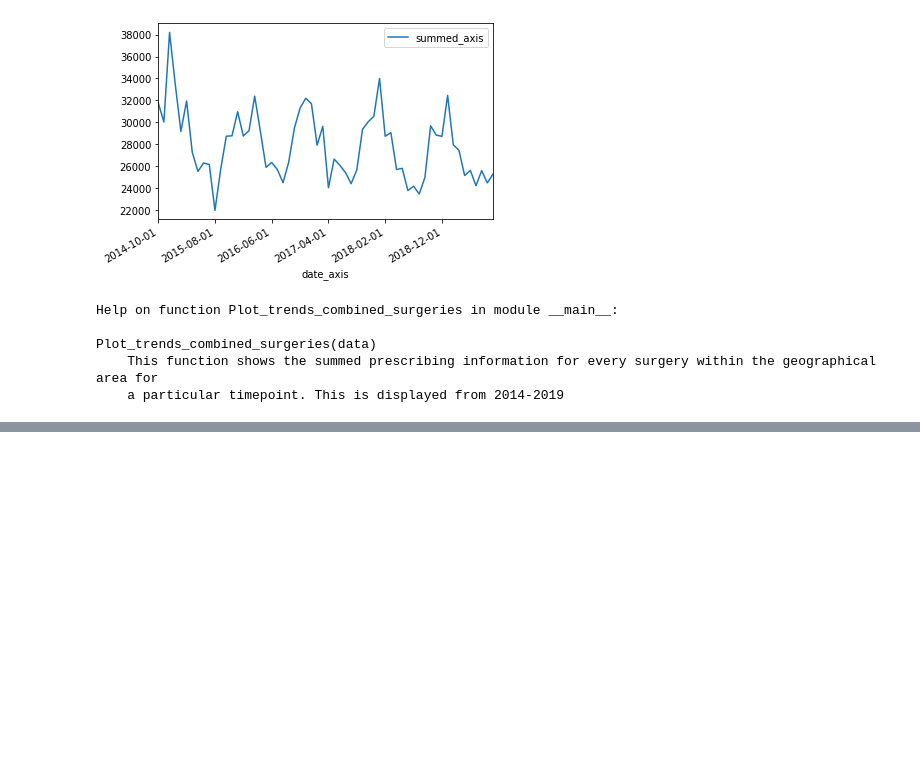
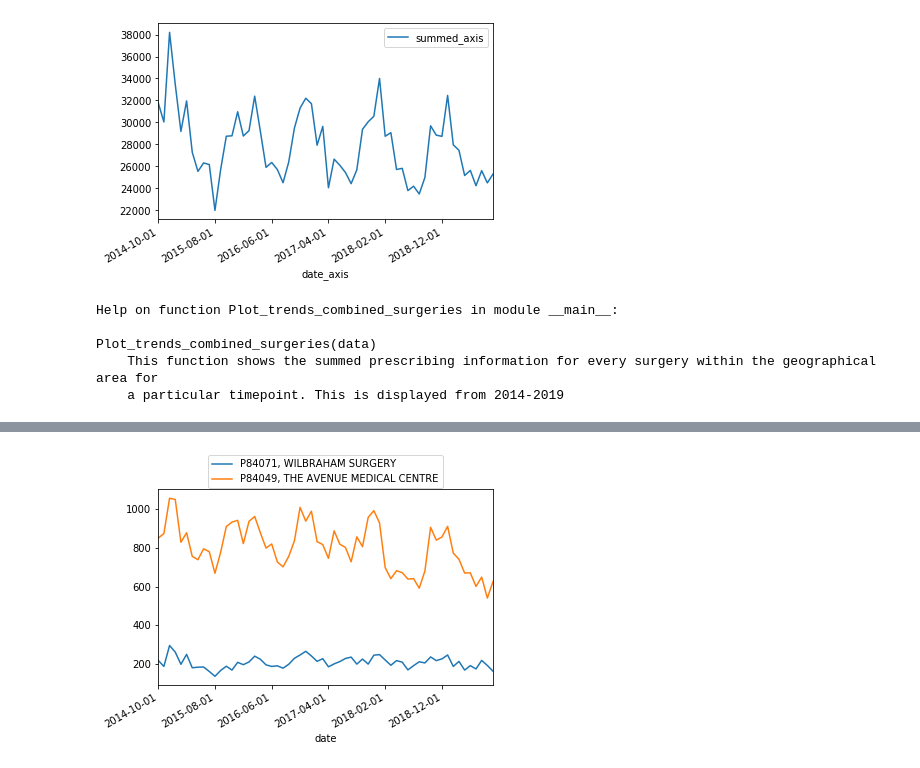
Before and after one commit to ecarnold24/Antibiotics, a Jupyter notebook: OpenPrescribingToolkit_Output-examples.ipynb, the cells around one changed output, grey strips where cells are left out. Cells and saved outputs as stored; diff of their text form; code cells hidden in the pictures; blank space fills up the shorter version.

```diff
--- a/OpenPrescribingToolkit_Output-examples.ipynb
+++ b/OpenPrescribingToolkit_Output-examples.ipynb
@@ -195,0 +247,36 @@ Plot_trends_combined_surgeries(data)
+# %%
+def Plot_trends_two_surgeries_by_IDs(data, name1, name2):
+    """This function allows a user to pick any two surgeries and plot the prescribing information
+on the same axis for both surgeries. This can be used to directly compare the prescribing
+information for both surgeries.
+
+So far, this function only works with organisation IDs and not organisation names."""
+    if data['org_id'].str.endswith(name1).any() & data['org_id'].str.endswith(name2).any():
+
+        ax = plt.gca() ##Set the default axis for the graph
+
+        for two_id in name1, name2: ##For each surgery in the list of unique surgery
+            new_dataframe = data[data['org_id'] == str(two_id)] ##Get a new dataframe subset just for the one surgery
+            graph_points = new_dataframe[['date','numerator']] ##From the new dataframe, get the date and prescription number
+
+            graph_points.plot(x='date',y='numerator', ax = ax) ##Plot date and prescriptions on same axis for all surgeries
+
+        new_dataframe1 = data[data['org_id'] == str(name1)] ##Get a new dataframe subset just for the one surgery
+        legend_points1 = new_dataframe1[['org_id','org_name']] ##From the new dataframe, get the date and prescription number
+
+        new_dataframe2 = data[data['org_id'] == str(name2)] ##Get a new dataframe subset just for the one surgery
+        legend_points2 = new_dataframe2[['org_id','org_name']] ##From the new dataframe, get the date and prescription number
+
+        legendname1 = legend_points1.iloc[0]['org_id'] + ', ' + legend_points1.iloc[0]['org_name']
+        legendname2 = legend_points2.iloc[0]['org_id'] + ', ' + legend_points2.iloc[0]['org_name']
+
+        ax.legend(loc='upper center', bbox_to_anchor=(0.5, 1.2), labels=(legendname1, legendname2))
+        plt.gcf().autofmt_xdate() ##Format the x-axis for date data
+        plt.show() ##Show the plot
+
+    else:
+        print('One of the surgery IDs is incorrect!')
+# %%
+Plot_trends_two_surgeries_by_IDs(data, 'P84071', 'P84049')
+# %% [output]
+[figure, added]
```
Also changed, not shown: parts of 4 cells of this notebook.
